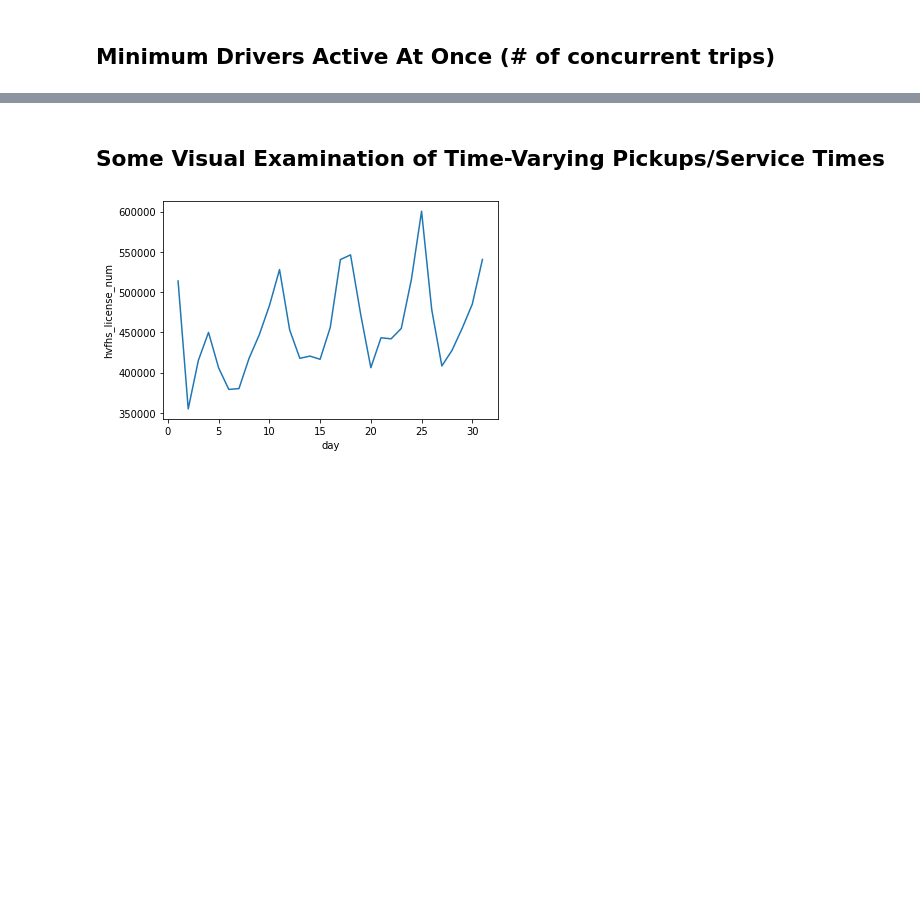
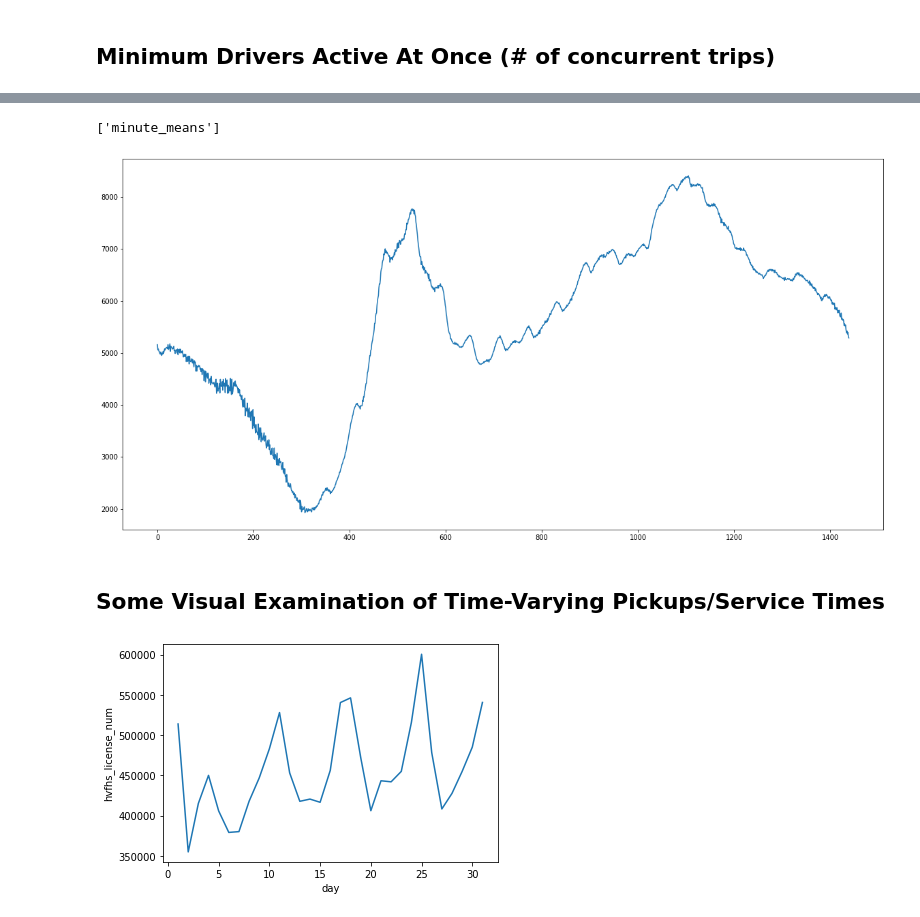
Before and after one commit to anthony001w/uber-nyc-simulation, a Jupyter notebook: generating_pickup_distributions.ipynb, the cells around one changed output, grey strips where cells are left out. Saved outputs shown, nothing was run; the diff lists cells and outputs as text; code cells hidden in the pictures; blank space fills up the shorter version.

```diff
--- a/generating_pickup_distributions.ipynb
+++ b/generating_pickup_distributions.ipynb
@@ -87,4 +69,5 @@ for time in tqdm(times, position = 0, leave = True):
 dc = pd.DataFrame(concurrent_drivers[::100], columns = ['Time', 'Driver Count'])
 dc.Time = dc.Time.astype('datetime64[s]')
 dc['Hour'] = dc.Time.dt.hour
-dc
+dc['Minute'] = dc.Time.dt.minute + 60 * dc['Hour']
+dc.head(3)
@@ -98,3 +88,16 @@ plt.savefig('output_generating_distributions/active_uber_trips')
+# %%
+from joblib import dump
+
+#plot means
+plt.figure(figsize=(20,10))
+minute_means = dc.groupby('Minute').mean()
+sns.lineplot(x = range(len(minute_means)), y = minute_means['Driver Count'].values)
+
+#save the means
+dump(minute_means, 'minute_means')
+# %% [output]
+['minute_means']
+[figure, added]
 # %% [markdown]
 ## Some Visual Examination of Time-Varying Pickups/Service Times
 # %%
```
Also changed, not shown: parts of 4 cells of this notebook, 8 other files.
